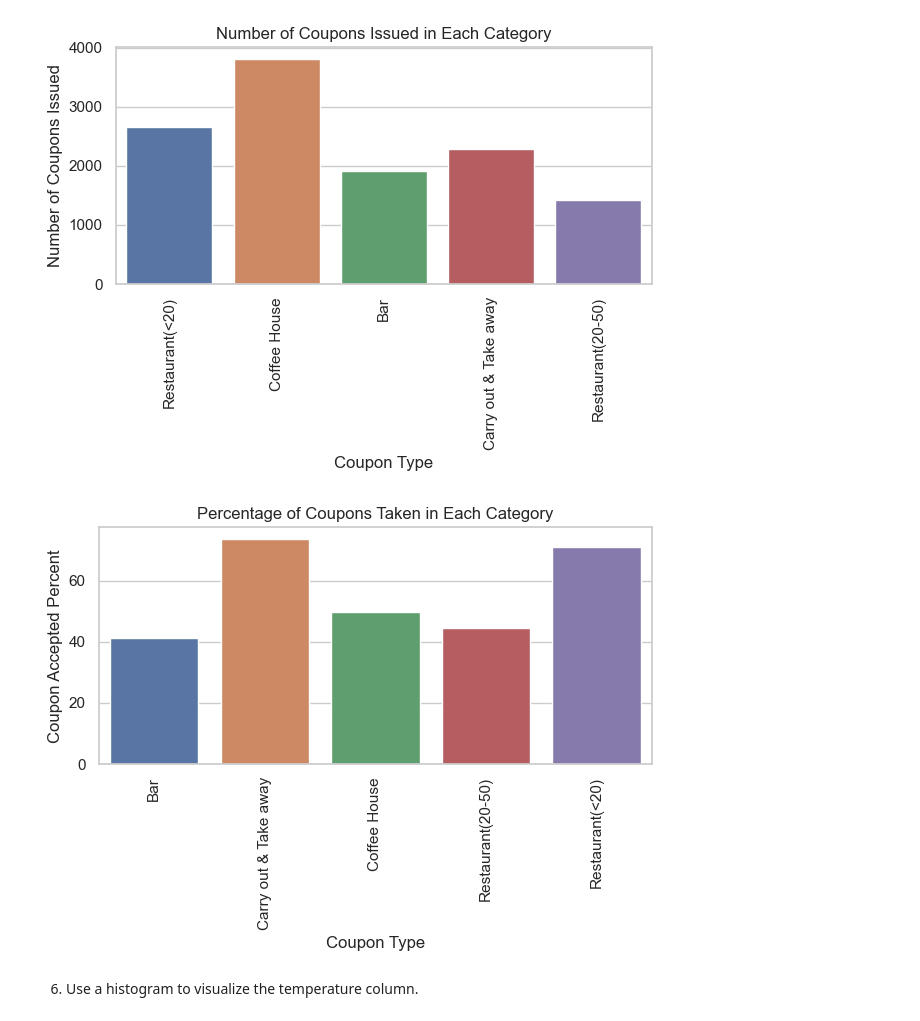
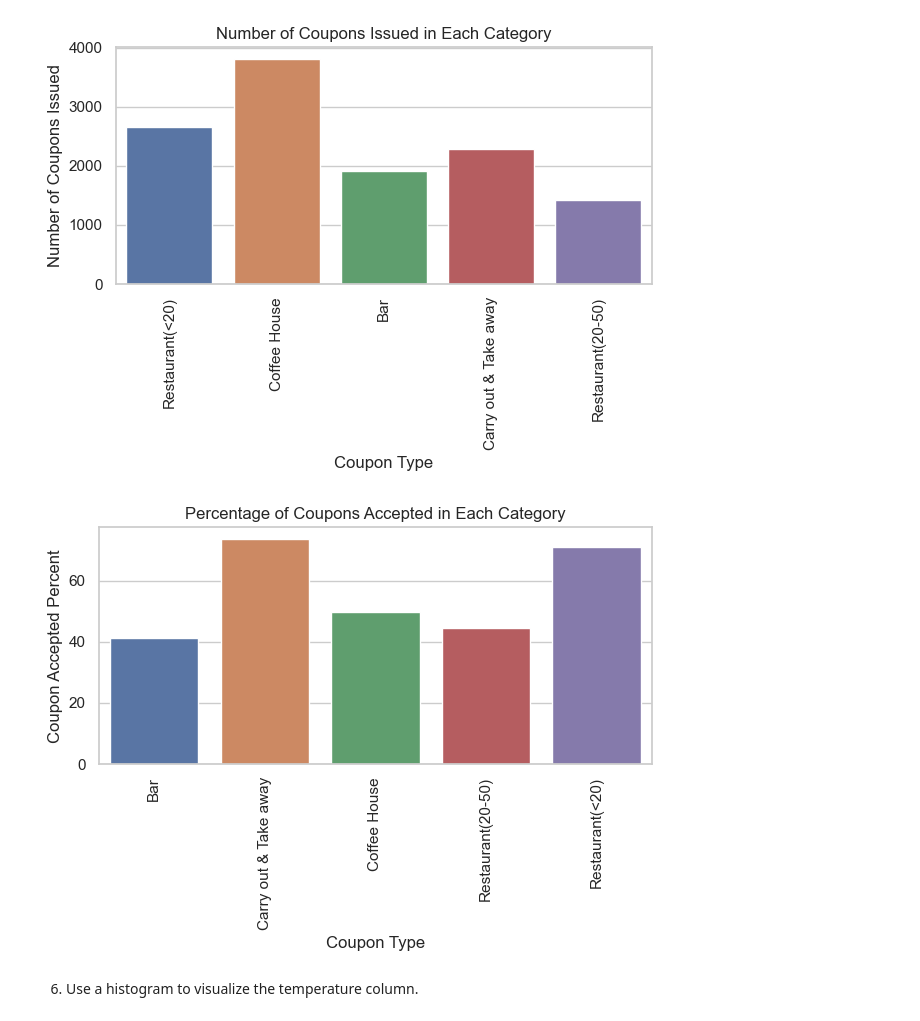
Before and after one commit to bilgeozcay/coupon, a Jupyter notebook: prompt.ipynb, the cells around one changed output. Cells and saved outputs as stored; diff of their text form; code cells hidden in the pictures.

```diff
--- a/prompt.ipynb
+++ b/prompt.ipynb
@@ -300,18 +300,18 @@ plt.savefig('images/number_of_coupons_issued.png')
 # %%
 #bar plot of percent of coupons accepted in each category
 percent_of_coupon = data_clean.groupby('coupon')['Y'].mean()*100
 percent_of_coupon = percent_of_coupon.reset_index()
+
+sns.set_theme(style="whitegrid")
+
+sns.barplot(data=percent_of_coupon, x='coupon', y='Y').set_title('Percentage of Coupons Accepted in Each Category')
+plt.xticks(rotation=90)
+plt.xlabel('Coupon Type')
+plt.ylabel('Coupon Accepted Percent')
+plt.tight_layout()
+plt.savefig('images/percent_of_coupons_accepted.png')
+# %% [output]
+[figure, added]
-# %%
-sns.set_theme(style="whitegrid")
-
-sns.barplot(data=percent_of_coupon, x='coupon', y='Y').set_title('Percentage of Coupons Taken in Each Category')
-plt.xticks(rotation=90)
-plt.xlabel('Coupon Type')
-plt.ylabel('Coupon Accepted Percent')
-plt.tight_layout()
-plt.savefig('images/percent_of_coupons_accepted.png')
-# %% [output]
-[figure, removed]
 # %% [markdown]
 6. Use a histogram to visualize the temperature column.
 # %%
```
Also changed, not shown: parts of 59 cells of this notebook, 2 other files.
